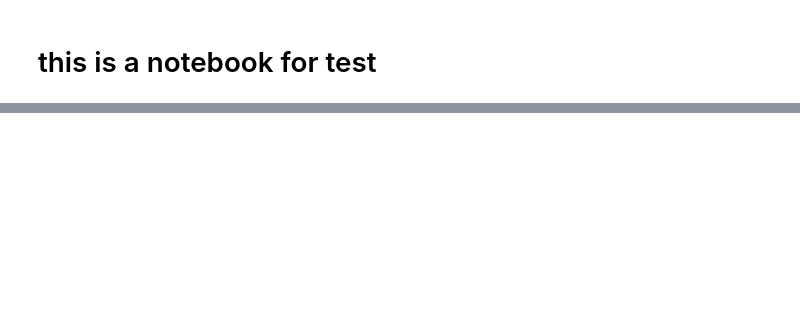
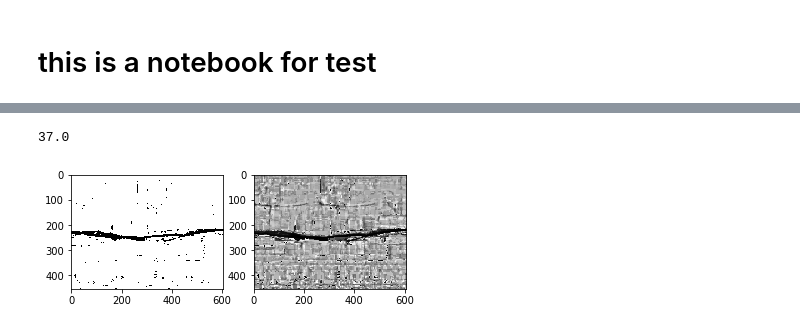
Before and after one commit to wwbweibo/RoudDetect, a Jupyter notebook: Untitled.ipynb, the cells around one changed output, grey strips where cells are left out. Cells and saved outputs as stored; diff of their text form; code cells hidden in the pictures; blank space fills up the shorter version.

```diff
--- a/Untitled.ipynb
+++ b/Untitled.ipynb
@@ -29,0 +51,11 @@ IndexError: index 860 is out of bounds for axis 1 with size 690
+# %%
+ret,new_im = cv.threshold(img,37,255,cv.THRESH_BINARY)
+print(ret)
+plt.subplot(1,2,1)
+plt.imshow(new_im,cmap='gray')
+plt.subplot(1,2,2)
+plt.imshow(img,cmap='gray')
+plt.show()
+# %% [output]
+37.0
+[figure, added]
```
Also changed, not shown: parts of 10 cells of this notebook, 1 other file.
